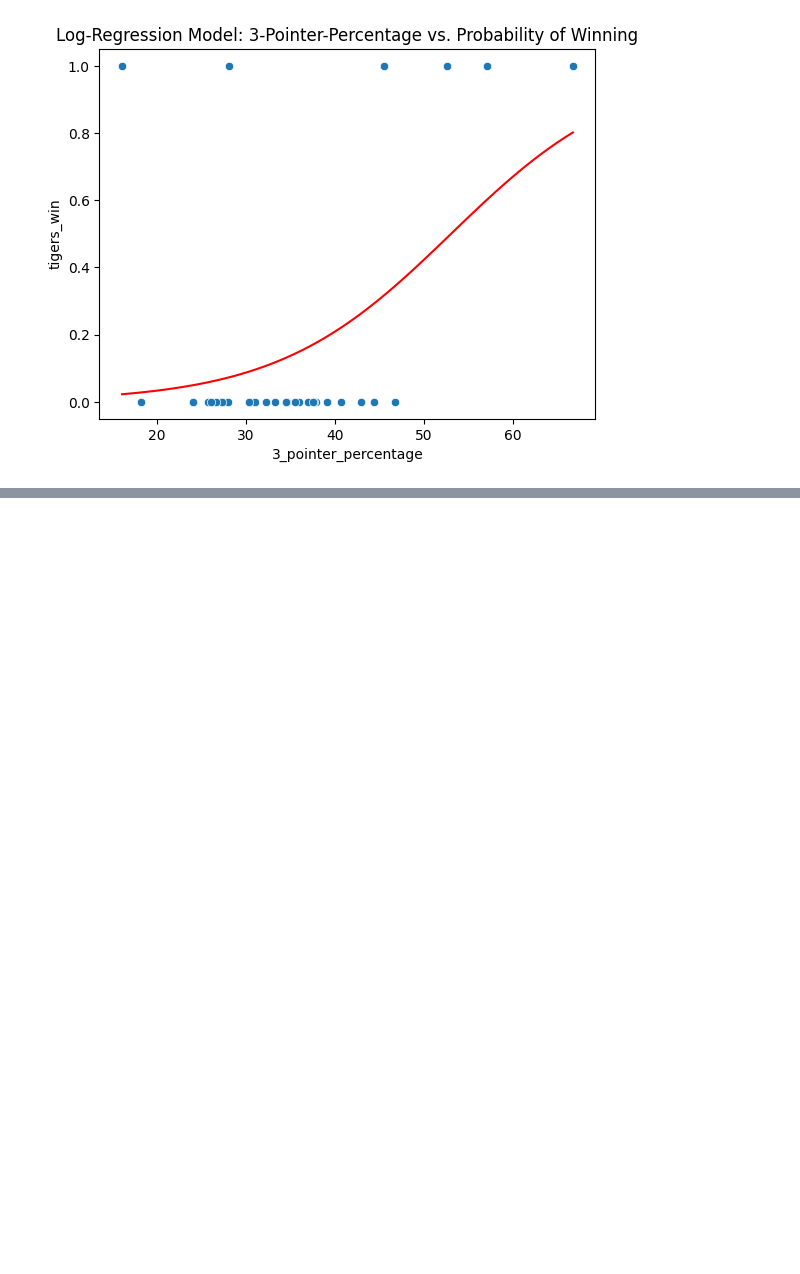
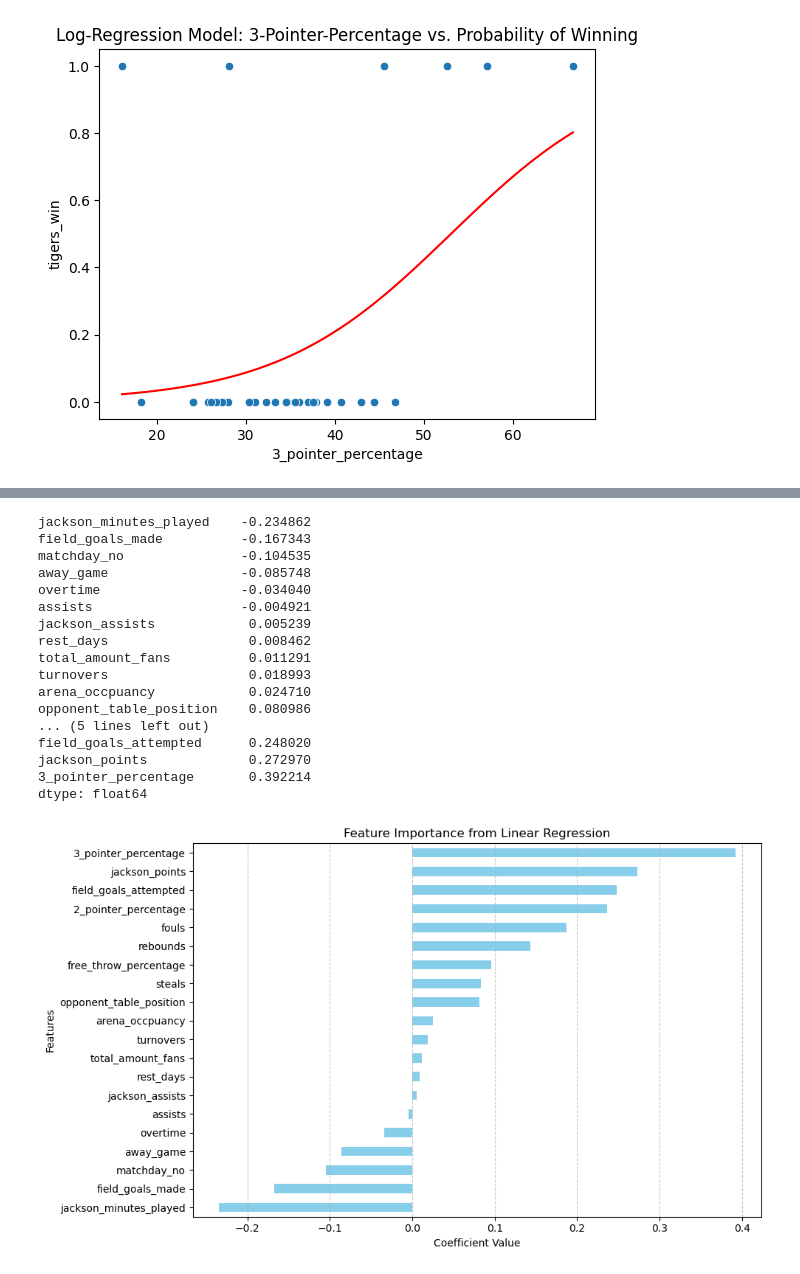
Before and after one commit to dxmme/T-biTigers, a Jupyter notebook: src/plots.ipynb, the cells around one changed output, grey strips where cells are left out. Saved outputs shown, nothing was run; the diff lists cells and outputs as text; code cells hidden in the pictures; blank space fills up the shorter version.

```diff
--- a/src/plots.ipynb
+++ b/src/plots.ipynb
@@ -131,0 +267,51 @@ plt.show()
+# %%
+# Experiment:
+# Logistic Regression Model with boolean target whether they obtained more points as the average
+df = data
+X = df.drop(columns=["tigers_win", "tigers_points", "tigers_points_1st_quarter", "tigers_points_2nd_quarter", "tigers_points_3rd_quarter", "tigers_points_4th_quarter", "opponent_points", "opponent_points_1st_quarter", "opponent_points_2nd_quarter", "opponent_points_3rd_quarter", "opponent_points_4th_quarter"])
+
+# Compute the mean of the tigers_points
+mean = df["tigers_points"].mean()
+
+# Create the target variable y as a boolean
+y = (df["tigers_points"] >= mean).astype(int)
+
+# Standardize features
+scaler = StandardScaler()
+X_scaled = scaler.fit_transform(X)
+
+# Logistic Regression to identify important features
+model = LinearRegression()
+model.fit(X_scaled, y)
+
+# Feature importance
+importance = pd.Series(model.coef_, index=X.columns).sort_values()
+print(importance)
+
+plt.figure(figsize=(10, 6))
+importance.plot(kind="barh", color="skyblue")
+plt.title("Feature Importance from Linear Regression")
+plt.xlabel("Coefficient Value")
+plt.ylabel("Features")
+plt.grid(axis='x', linestyle='--', alpha=0.7)
+plt.tight_layout()
+plt.show()
+# %% [output]
+jackson_minutes_played    -0.234862
+field_goals_made          -0.167343
+matchday_no               -0.104535
+away_game                 -0.085748
+overtime                  -0.034040
+assists                   -0.004921
+jackson_assists            0.005239
+rest_days                  0.008462
+total_amount_fans          0.011291
+turnovers                  0.018993
+arena_occpuancy            0.024710
+opponent_table_position    0.080986
+... (5 lines left out)
+field_goals_attempted      0.248020
+jackson_points             0.272970
+3_pointer_percentage       0.392214
+dtype: float64
+[figure, added]
```
Also changed, not shown: parts of 4 cells of this notebook.
